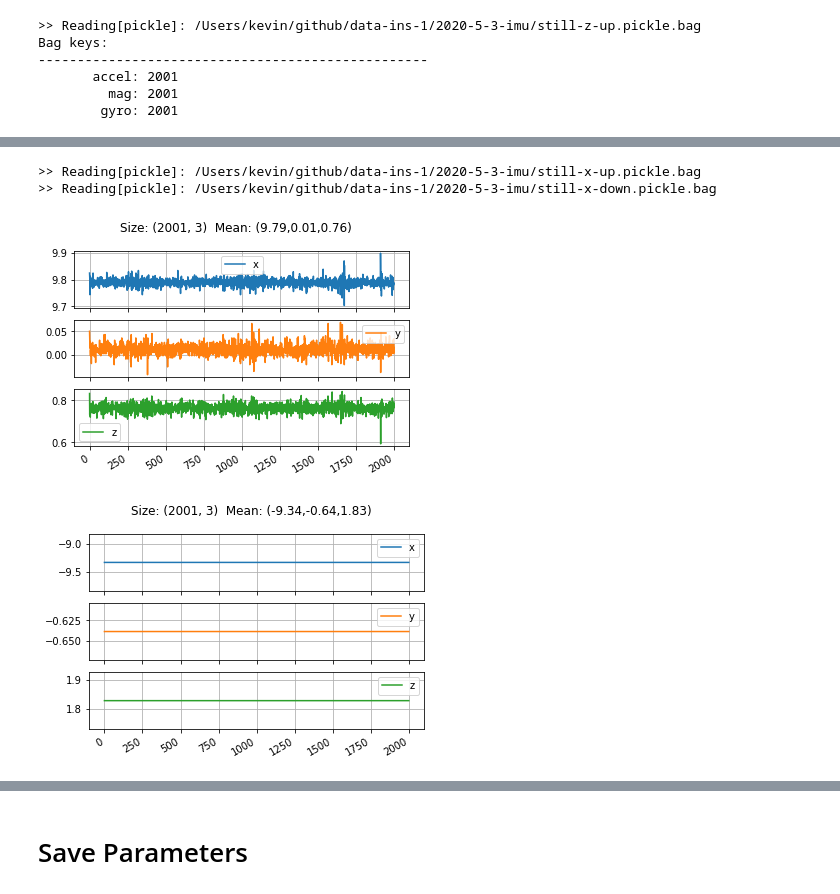
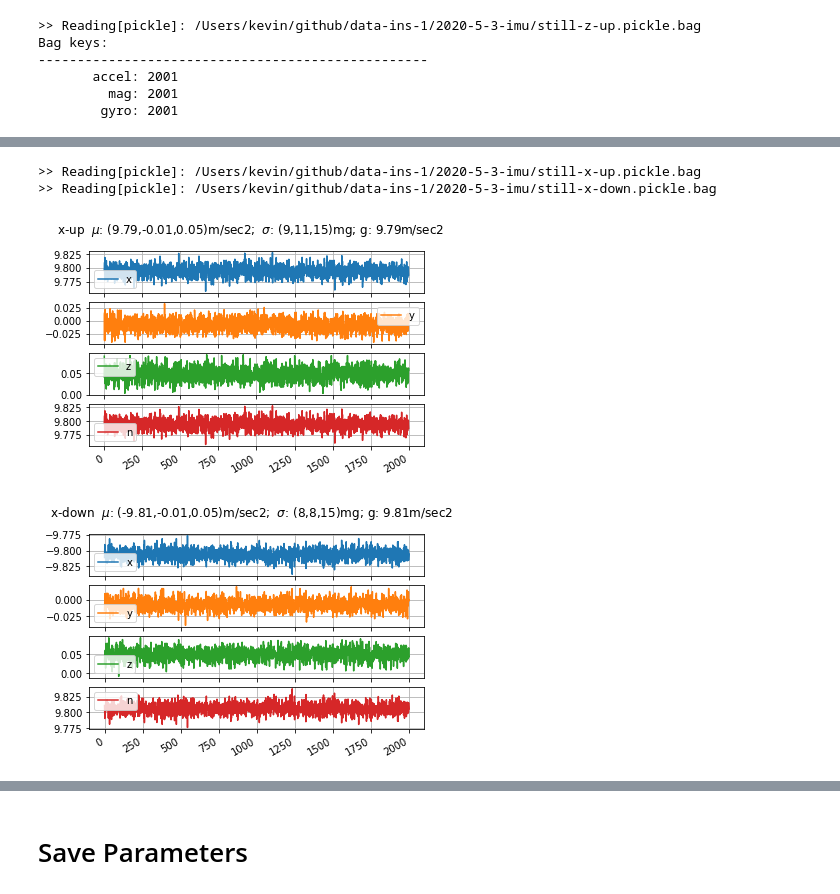
Before and after one commit to walchko/github-blog, a Jupyter notebook: source/blog/inertial-navigation/calibration-accelerometer/calibrate-accelerometer.ipynb, the cells around one changed output, grey strips where cells are left out. Drawn from its saved outputs; the diff is of its cells as text; code cells hidden in the pictures.

```diff
--- a/source/blog/inertial-navigation/calibration-accelerometer/calibrate-accelerometer.ipynb
+++ b/source/blog/inertial-navigation/calibration-accelerometer/calibrate-accelerometer.ipynb
@@ -205,12 +215,13 @@ array([[9.81, 0.  , 0.  ],
 # %%
 def least_squares_fit(A, B):
-    """B = A*x which is ideal = noisy*x = [n,3] = [n,4][4,3]
+    """B = A*x which is: ideal = noisy*x => [n,3] = [n,4][4,3]
     ideal = [n,3] = [x,y,z]
     noisy = [n,4] = [x,y,z,1]: the 1 accounts for the biases
     A = [4,3]: this is a bunch of coefficient matrices
     """
     # Need to extend A and B
     A = np.hstack((A, np.ones(len(A)).reshape(-1, 1)))
+    print(A)
 
     X, res, rank, s = np.linalg.lstsq(A, B, rcond=None)
     print(f"Rank: {rank}")
@@ -241,6 +260,0 @@ except:
-# %%
-n = get_data(tmp.format("z-up"), True)
-clean = n.dot(xx)
-c = pd.DataFrame(clean, columns=["x","y","z"])
-c.plot(subplots=True, grid=True, title=f"{clean.shape}")
-c.mean()
@@ -254,7 +261,12 @@ dtype: float64
 # %%
-n = get_data(tmp.format("z-down"), False)
-# clean = n.dot(xx)
-clean = n
-c = pd.DataFrame(clean, columns=["x","y","z"])
-cx,cy,cz = c.mean()
-c.plot(subplots=True, grid=True, title=f"Size: {clean.shape}  Mean: ({cx:.2f},{cy:.2f},{cz:.2f})");
+def plot(fmt, clean=False, xx=None):
+    n = get_data(tmp.format(fmt), clean)
+    if clean: n = n.dot(xx)
+    c = pd.DataFrame(n, columns=["x","y","z"])
+    c["n"] = (c.x**2 + c.y**2 + c.z**2)**0.5
+    cx,cy,cz,cn = c.mean()
+    csx,csy,csz,csn = 1000*c.std()
+    c.plot(
+        subplots=True,
+        grid=True,
+        title=f"{fmt}  $\mu$: ({cx:.2f},{cy:.2f},{cz:.2f})m/sec2;  $\sigma$: ({csx:.0f},{csy:.0f},{csz:.0f})mg; g: {cn:.2f}m/sec2");
@@ -264,18 +273,8 @@ c.plot(subplots=True, grid=True, title=f"Size: {clean.shape}  Mean: ({cx:.2f},{c
-# %%
-def plot(fmt, clean=False, xx=None):
-    n = get_data(tmp.format(fmt), clean)
-    if clean: n = n.dot(xx)
-    c = pd.DataFrame(n, columns=["x","y","z"])
-    cx,cy,cz = c.mean()
-    c.plot(
-        subplots=True,
-        grid=True,
-        title=f"Size: {n.shape}  Mean: ({cx:.2f},{cy:.2f},{cz:.2f})");
 # %%
-plot("x-up")
-plot("x-down")
+plot("x-up",True,xx)
+plot("x-down",True,xx)
 # %% [output]
 >> Reading[pickle]: /Users/kevin/github/data-ins-1/2020-5-3-imu/still-x-up.pickle.bag
 >> Reading[pickle]: /Users/kevin/github/data-ins-1/2020-5-3-imu/still-x-down.pickle.bag
-[figure, old version]
+[figure, new version]
-[figure, old version]
+[figure, new version]
```
Also changed, not shown: parts of 17 cells of this notebook, 8 other files.
